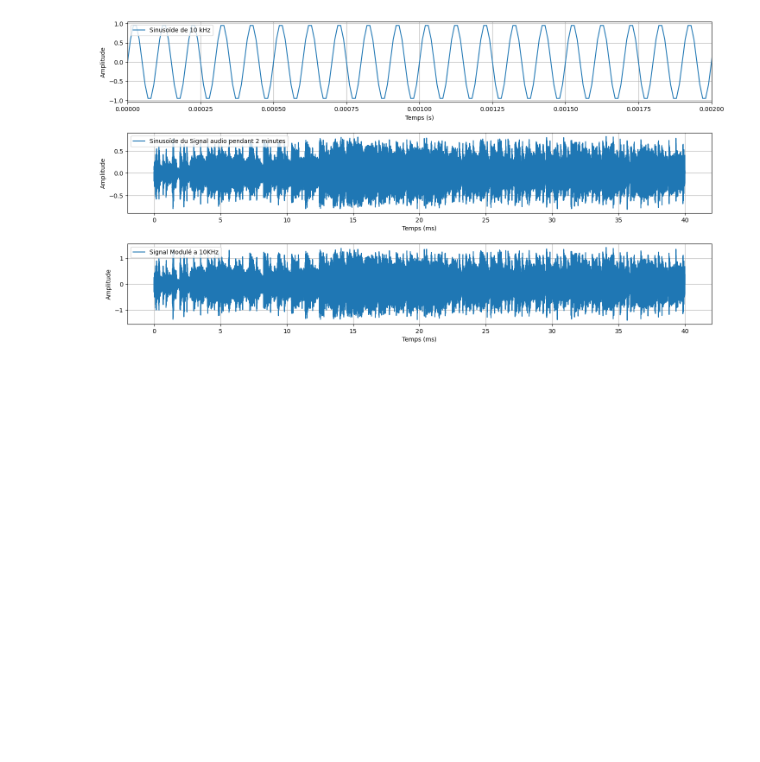
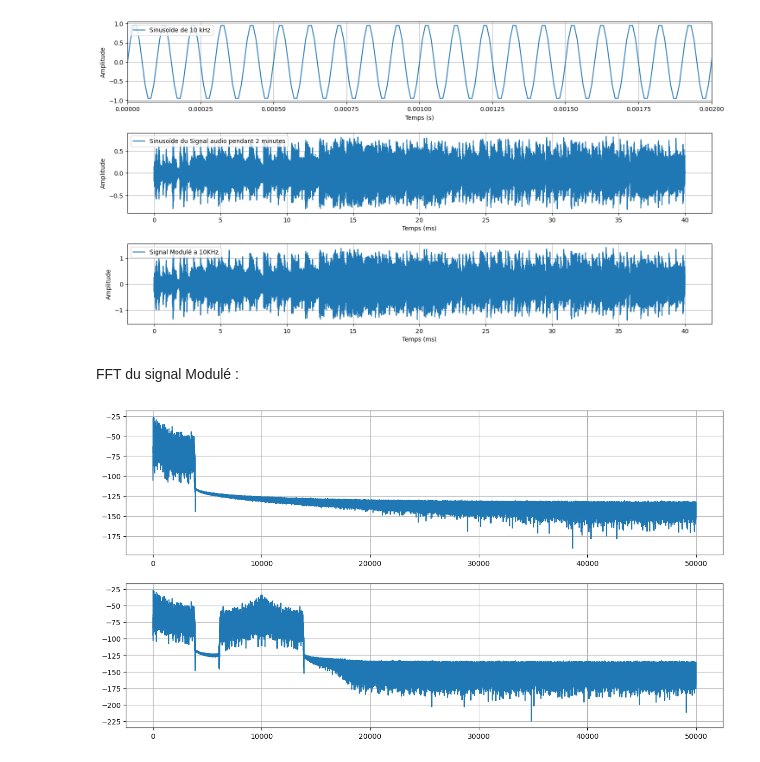
Before and after one commit to NergYR/SA202, a Jupyter notebook: main.ipynb, the cells around one changed output. Cells and saved outputs as stored; diff of their text form; code cells hidden in the pictures; blank space fills up the shorter version.

```diff
--- a/main.ipynb
+++ b/main.ipynb
@@ -170,3 +168,36 @@ fig, ax = plt.subplots(2, 1, figsize=(15, 8))
+# %% [markdown]
+FFT du signal Modulé :
+# %%
+N = len(modulated_signal)
+tfft_modul = N*samplerate
+
+# FFT Billatérale
+fft_modul = (1/N)*(np.fft.fft(modulated_signal))
+
+# Calcul de la FFT Monolatérale
+fft_mono_modul = np.concatenate((fft_modul[0:1], 2*fft_modul[1:int(N/2)]))
+# On calcul la valeur absolue de fft_mono pour obtenir la fft monolatérale
+fft_mono_abs_modul = np.abs(fft_mono_modul)
+
+
+# Calcul de la Densité spectrale en Volt efficace sur RBW
+fft_mono_eff_modul = fft_mono_abs_modul/np.sqrt(2)
+
+# Calcul de la Densité spectrale en dBm sur RBW
+fft_mono_dbm_modul = 10*np.log10(np.square(fft_mono_eff_modul)/50*1000)
+
+# Calcul de la plage de fréquence pour la FFT
+f_modulated_signal = np.arange(0, samplerate/2, samplerate/N)
+
+fig, ax = plt.subplots(2, 1, figsize=(15, 8))
+
+ax[0].plot(f_tranche, fft_mono_dbm)
+ax[0].grid(True)
+
+ax[1].plot(f_modulated_signal, fft_mono_dbm_modul)
+ax[1].grid(True)
+# %% [output]
+[figure, added]
 # %%
 
 amplitude_modulant = np.max(AM_modulant)
```
Also changed, not shown: parts of 1 cell of this notebook.
